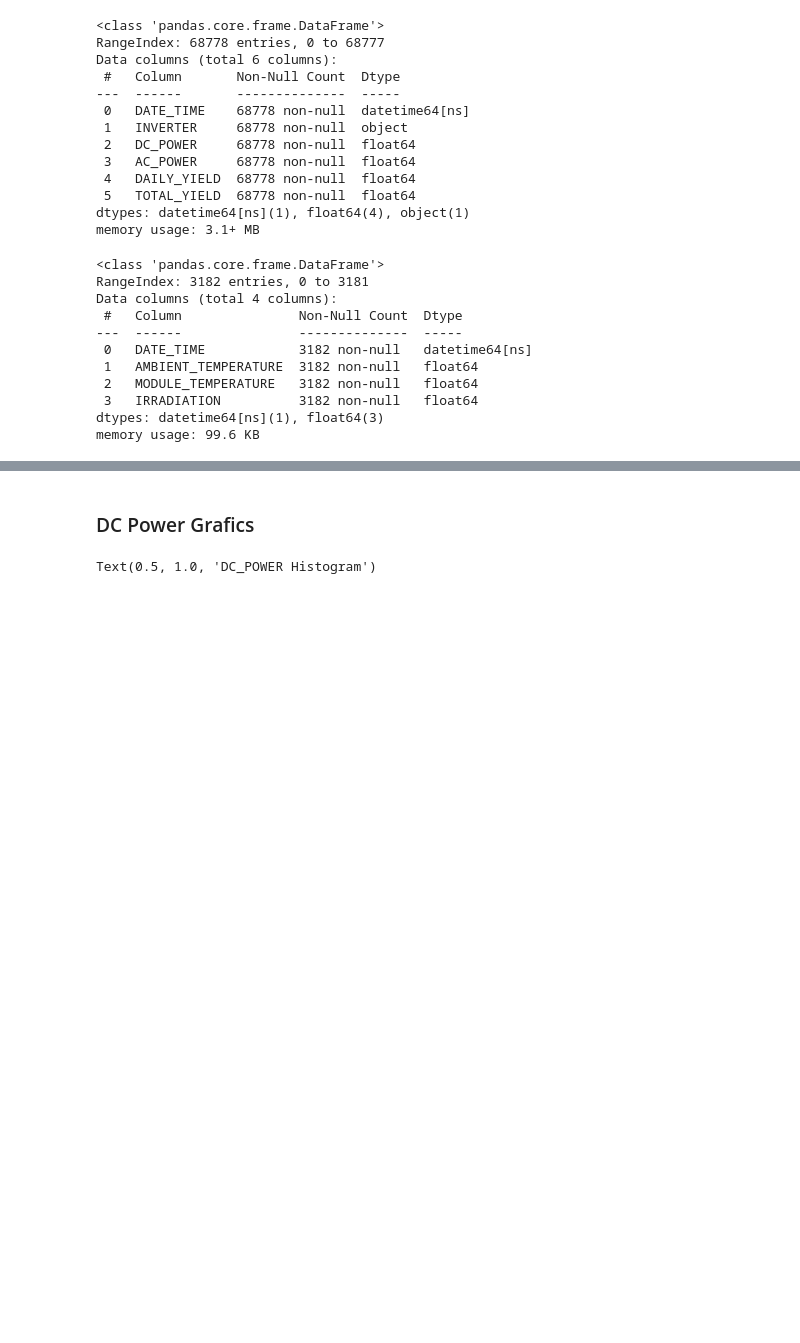
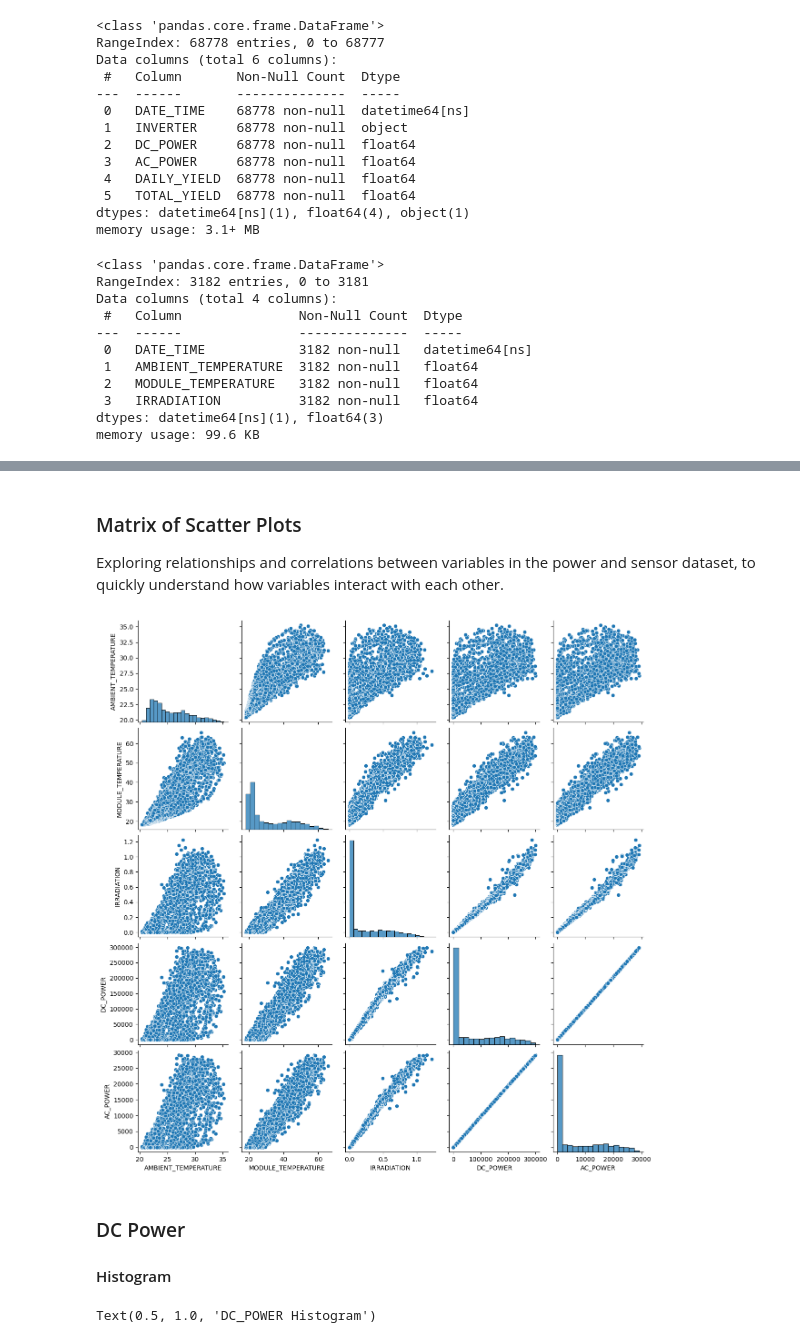
Before and after one commit to FelipeSteudel/Felipe_Steudel-Strategic_Thinking-CA2, a Jupyter notebook: Felipe Steudel - CA2 - Strategic Thinking - HDip in Data Analytics.ipynb, the cells around one changed output, grey strips where cells are left out. Cells and saved outputs as stored; diff of their text form; code cells hidden in the pictures; blank space fills up the shorter version.

```diff
--- a/Felipe Steudel - CA2 - Strategic Thinking - HDip in Data Analytics.ipynb
+++ b/Felipe Steudel - CA2 - Strategic Thinking - HDip in Data Analytics.ipynb
@@ -365,5 +418,15 @@ plant1_sensor['time'] = pd.to_datetime(plant1_sensor['DATE_TIME']).dt.time
+# %% [markdown]
+### Matrix of Scatter Plots
+
+Exploring relationships and correlations between variables in the power and sensor dataset, to quickly understand how variables interact with each other.
+# %%
+sns.pairplot(power_sensor.drop(columns=['DAILY_YIELD', 'TOTAL_YIELD']))
+plt.show()
+# %% [output]
+[figure, added]
 # %% [markdown]
-### DC Power Grafics
+### DC Power
+#### Histogram
 # %%
 ### Plotting the histogram
 plt.hist(plant1_data['DC_POWER'], bins=10, color='skyblue', edgecolor='black')
```
Also changed, not shown: parts of 24 cells of this notebook.
